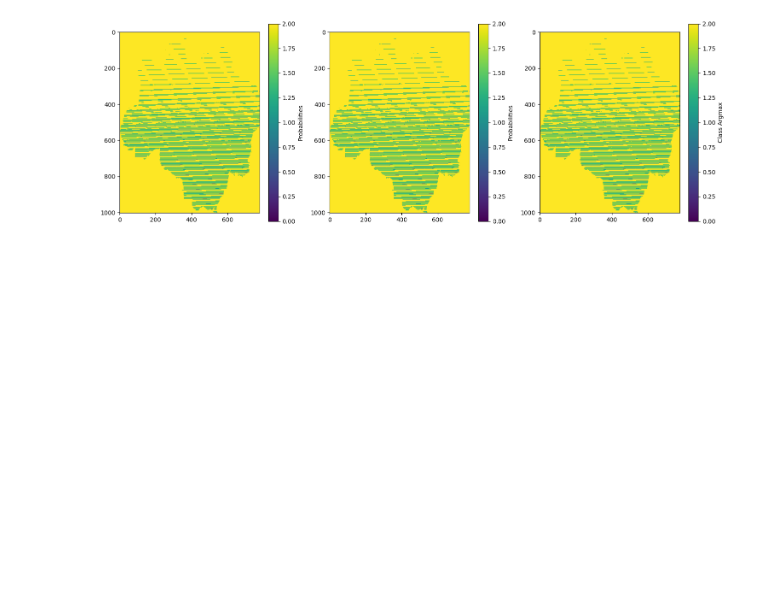
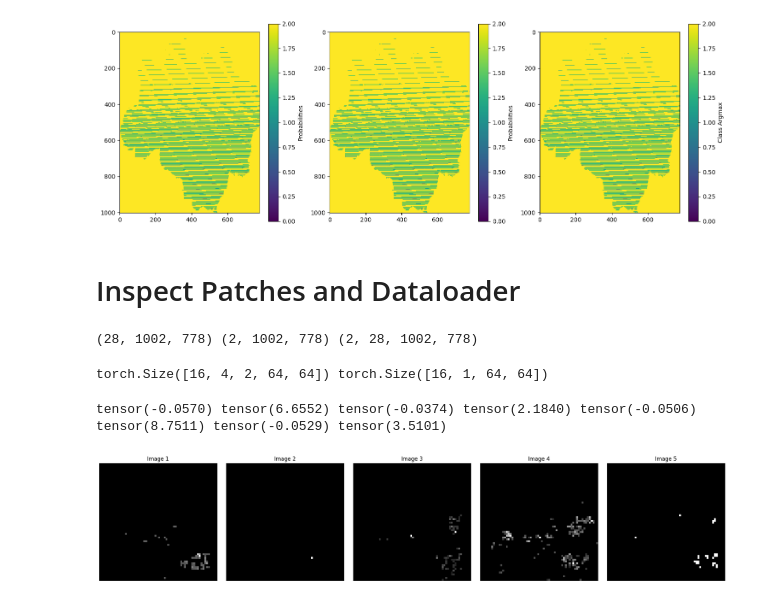
Before and after one commit to thimabru1010/AmazonDeforestation_Prediction, a Jupyter notebook: explore_giov_data.ipynb, the cells around one changed output. Cells and saved outputs as stored; diff of their text form; code cells hidden in the pictures; blank space fills up the shorter version.

```diff
--- a/explore_giov_data.ipynb
+++ b/explore_giov_data.ipynb
@@ -229,3 +229,5 @@ exp_path = Path('None')
 plot_videos_side_by_side(test_data, test_data, test_data, exp_path / 'saved' / 'None.gif')
 # %% [output]
 [figure]
+# %% [markdown]
+# Inspect Patches and Dataloader
@@ -231,0 +251,77 @@ plot_videos_side_by_side(test_data, test_data, test_data, exp_path / 'saved' / '
+# %%
+train_data, val_data, patches_sample_train, patches_sample_val, frames_idx, county_data, counties_time_grid, \
+        precip_time_grid, tpi_array, scores_time_grid, night_time_grid = prep4dataset(config)
+
+counties_time_grid = None # county_defor
+county_data = None
+precip_time_grid = None
+tpi_array = None
+# scores_time_grid = None
+night_time_grid = None
+train_set = GiovanniDataset(
+    train_data,
+    patches_sample_train,
+    frames_idx,
+    county_data,
+    counties_time_grid,
+    precip_time_grid,
+    tpi_array,
+    None,
+    scores_time_grid,
+    night_time_grid,
+    device=None
+)
+# %% [output]
+(28, 1002, 778) (2, 1002, 778) (2, 28, 1002, 778)
+# %%
+batch_size = 16
+dataloader_train = torch.utils.data.DataLoader(
+    train_set, batch_size=batch_size, shuffle=False, num_workers=1)
+# %%
+for batch_x, batch_y in dataloader_train:
+    print(batch_x.shape, batch_y.shape)
+    break
+# %% [output]
+torch.Size([16, 4, 2, 64, 64]) torch.Size([16, 1, 64, 64])
+# %%
+# # Generate sample data for five images (each with one channel)
+idx_b = 5
+image1 = batch_x[idx_b, 0, 0]  # Replace this with your actual image data
+image2 = batch_x[idx_b, 1, 0]  # Replace this with your actual image data
+image3 = batch_x[idx_b, 2, 0]  # Replace this with your actual image data
+image4 = batch_x[idx_b, 3, 0]  # Replace this with your actual image data
+image5 = batch_y[idx_b, 0]  # Replace this with your actual image data
+
+print(image1.min(), image1.max(), image2.min(), image2.max(), image3.min(), image3.max(), image4.min(), image4.max())
+# Create a figure with five subplots in one row
+fig, axes = plt.subplots(1, 5, figsize=(20, 4))  # Adjust the figure size as needed
+
+# Plot each image in a separate subplot
+axes[0].imshow(image1, cmap='gray')
+axes[0].set_title('Image 1')
+axes[0].axis('off')
+
+axes[1].imshow(image2, cmap='gray')
+axes[1].set_title('Image 2')
+axes[1].axis('off')
+
+axes[2].imshow(image3, cmap='gray')
+axes[2].set_title('Image 3')
+axes[2].axis('off')
+
+axes[3].imshow(image4, cmap='gray')
+axes[3].set_title('Image 4')
+axes[3].axis('off')
+
+axes[4].imshow(image5, cmap='gray')
+axes[4].set_title('Image 5')
+axes[4].axis('off')
+
+# Adjust layout to prevent clipping of titles
+plt.tight_layout()
+
+# Show the plot
+plt.show()
+# %% [output]
+tensor(-0.0570) tensor(6.6552) tensor(-0.0374) tensor(2.1840) tensor(-0.0506) tensor(8.7511) tensor(-0.0529) tensor(3.5101)
+[figure, added]
```
Also changed, not shown: parts of 2 cells of this notebook, 15 other files.
